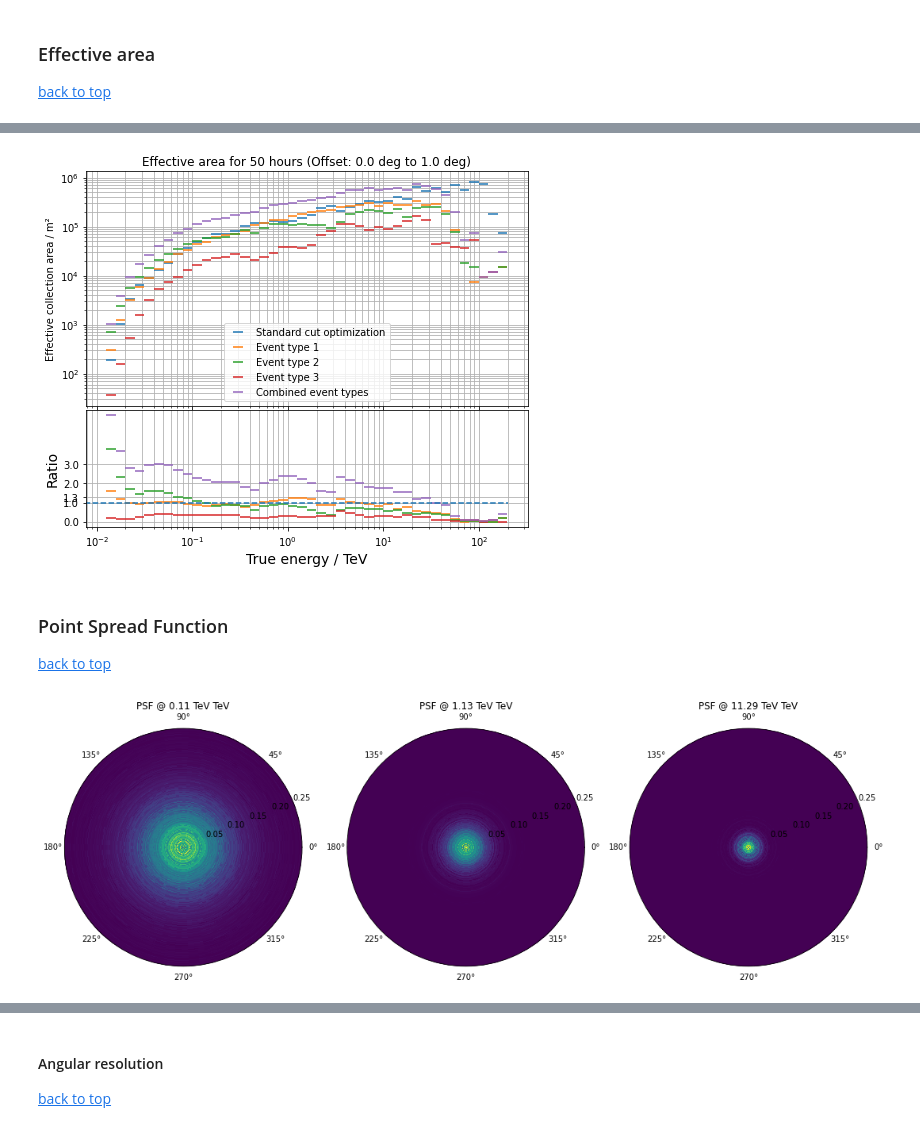
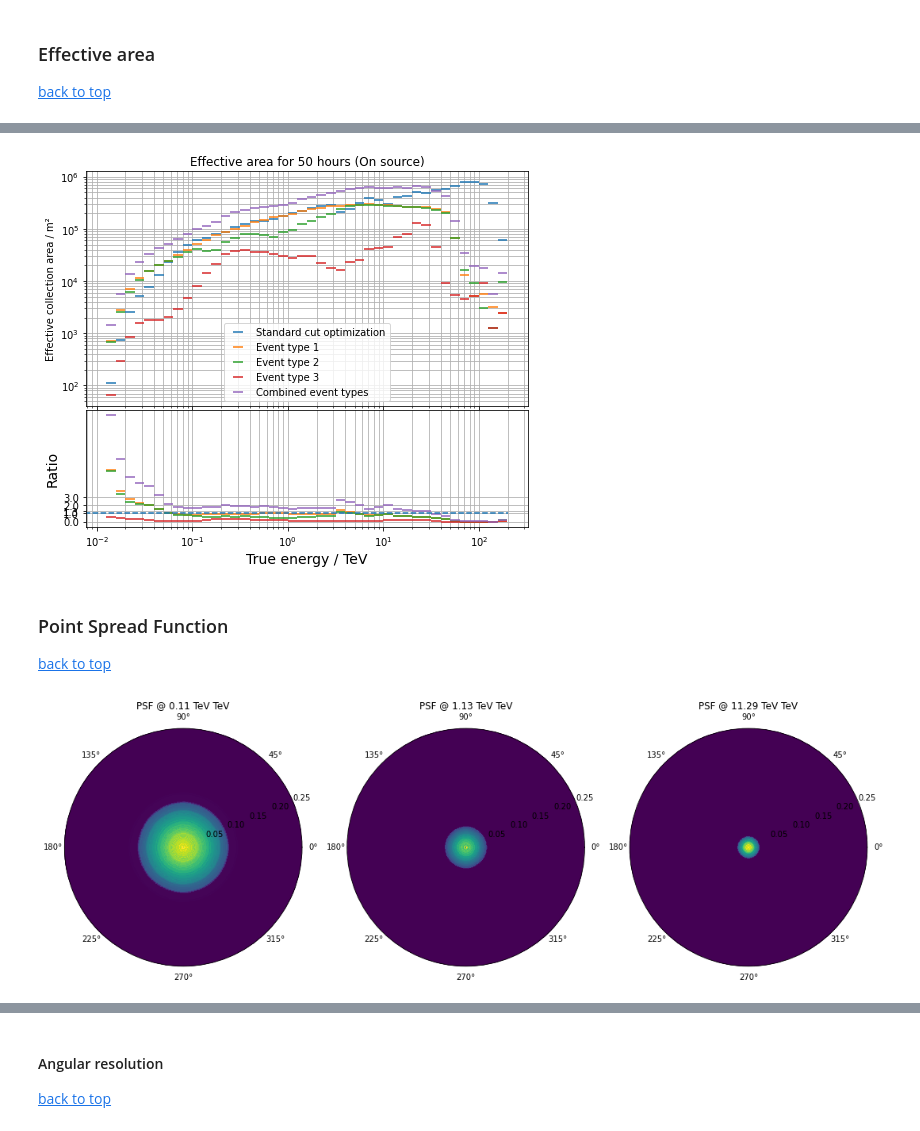
Before and after one commit to cta-observatory/iact_event_types, a Jupyter notebook: notebooks/onsource_event_type_comparison.ipynb, the cells around one changed output, grey strips where cells are left out. Saved outputs shown, nothing was run; the diff lists cells and outputs as text; code cells hidden in the pictures.

```diff
--- a/notebooks/onsource_event_type_comparison.ipynb
+++ b/notebooks/onsource_event_type_comparison.ipynb
@@ -63,10 +63,10 @@ irf_eventdisplay = uproot.open(os.path.join(indir, irf_file_event_display))
 The following is the current IRF + sensititivy output FITS format provided by pyirf.
 The cuts are optimized independently for each event type selection and for the whole dataset (standard).
 # %%
-pyirf_file = indir + 'onsource_irfs.fits.gz'
-pyirf_file_event_type_1 = indir + 'onsource_irfs_event_type_1.fits.gz'
-pyirf_file_event_type_2 = indir + 'onsource_irfs_event_type_2.fits.gz'
-pyirf_file_event_type_3 = indir + 'onsource_irfs_event_type_3.fits.gz'
+pyirf_file = indir + 'onSource_irfs.fits.gz'
+pyirf_file_event_type_1 = indir + 'onSource_irfs_event_type_1.fits.gz'
+pyirf_file_event_type_2 = indir + 'onSource_irfs_event_type_2.fits.gz'
+pyirf_file_event_type_3 = indir + 'onSource_irfs_event_type_3.fits.gz'
 # %% [markdown]
 ## Optimized cuts
 [back to top](#Table-of-contents)
@@ -400,6 +400,6 @@ None # to remove clutter by mpl objects
 # %%
 area = QTable.read(pyirf_file, hdu='EFFECTIVE AREA')[0]
-y = area['EFFAREA'].to_value(u.m**2).T[1:-1, 0]
+y = area['EFFAREA'].to_value(u.m**2).T[1:-1]
 x = 0.5 * (area['ENERG_LO'] + area['ENERG_HI']).to_value(u.TeV)[1:-1]
 xerr = -0.5 * (area['ENERG_LO'] - area['ENERG_HI']).to_value(u.TeV)[1:-1]
 
@@ -417,14 +417,14 @@ def plot_effective_area_all(pyirf_file1, pyirf_file2, pyirf_file3, ref_y):
 
     axs.errorbar(
         0.5 * (area['ENERG_LO'] + area['ENERG_HI']).to_value(u.TeV)[1:-1],
-        area['EFFAREA'].to_value(u.m**2).T[1:-1, 0],
+        area['EFFAREA'].to_value(u.m**2).T[1:-1],
         xerr=-0.5 * (area['ENERG_LO'] - area['ENERG_HI']).to_value(u.TeV)[1:-1],
         ls='',
         label="Event type 1",
     )
     axs_ratio.errorbar(
         0.5 * (area['ENERG_LO'] + area['ENERG_HI']).to_value(u.TeV)[1:-1],
-        area['EFFAREA'].to_value(u.m**2).T[1:-1, 0]/ref_y,
+        area['EFFAREA'].to_value(u.m**2).T[1:-1]/ref_y,
         xerr=-0.5 * (area['ENERG_LO'] - area['ENERG_HI']).to_value(u.TeV)[1:-1],
         ls='',
         label="Event type 1", color="C1"
@@ -434,14 +434,14 @@ def plot_effective_area_all(pyirf_file1, pyirf_file2, pyirf_file3, ref_y):
 
     axs.errorbar(
         0.5 * (area2['ENERG_LO'] + area2['ENERG_HI']).to_value(u.TeV)[1:-1],
-        area2['EFFAREA'].to_value(u.m**2).T[1:-1, 0],
+        area2['EFFAREA'].to_value(u.m**2).T[1:-1],
         xerr=-0.5 * (area2['ENERG_LO'] - area2['ENERG_HI']).to_value(u.TeV)[1:-1],
         ls='',
         label="Event type 2",
     )
     axs_ratio.errorbar(
         0.5 * (area2['ENERG_LO'] + area2['ENERG_HI']).to_value(u.TeV)[1:-1],
-        area2['EFFAREA'].to_value(u.m**2).T[1:-1, 0]/ref_y,
+        area2['EFFAREA'].to_value(u.m**2).T[1:-1]/ref_y,
         xerr=-0.5 * (area2['ENERG_LO'] - area2['ENERG_HI']).to_value(u.TeV)[1:-1],
         ls='',
         label="Event type 2", color="C2"
@@ -451,20 +451,20 @@ def plot_effective_area_all(pyirf_file1, pyirf_file2, pyirf_file3, ref_y):
 
     axs.errorbar(
         0.5 * (area3['ENERG_LO'] + area3['ENERG_HI']).to_value(u.TeV)[1:-1],
-        area3['EFFAREA'].to_value(u.m**2).T[1:-1, 0],
+        area3['EFFAREA'].to_value(u.m**2).T[1:-1],
         xerr=-0.5 * (area3['ENERG_LO'] - area3['ENERG_HI']).to_value(u.TeV)[1:-1],
         ls='',
         label="Event type 3",
     )
     axs_ratio.errorbar(
         0.5 * (area3['ENERG_LO'] + area3['ENERG_HI']).to_value(u.TeV)[1:-1],
-        area3['EFFAREA'].to_value(u.m**2).T[1:-1, 0]/ref_y,
+        area3['EFFAREA'].to_value(u.m**2).T[1:-1]/ref_y,
         xerr=-0.5 * (area3['ENERG_LO'] - area3['ENERG_HI']).to_value(u.TeV)[1:-1],
         ls='',
         label="Event type 3", color="C3"
     )
 
-    combined = area['EFFAREA'].to_value(u.m**2).T[1:-1, 0] +area2['EFFAREA'].to_value(u.m**2).T[1:-1, 0] +area3['EFFAREA'].to_value(u.m**2).T[1:-1, 0]
+    combined = area['EFFAREA'].to_value(u.m**2).T[1:-1] +area2['EFFAREA'].to_value(u.m**2).T[1:-1] +area3['EFFAREA'].to_value(u.m**2).T[1:-1]
     axs.errorbar(
         0.5 * (area3['ENERG_LO'] + area3['ENERG_HI']).to_value(u.TeV)[1:-1],
         combined,
@@ -476,34 +476,34 @@ def plot_effective_area_all(pyirf_file1, pyirf_file2, pyirf_file3, ref_y):
     axs_ratio.errorbar(
         0.5 * (area3['ENERG_LO'] + area3['ENERG_HI']).to_value(u.TeV)[1:-1],
         combined/ref_y,
         xerr=-0.5 * (area3['ENERG_LO'] - area3['ENERG_HI']).to_value(u.TeV)[1:-1],
         ls='',
         label="Combined event types", color="C4"
     )
 
 plot_effective_area_all(pyirf_file_event_type_1,pyirf_file_event_type_2, pyirf_file_event_type_3, y)
 
 # Style settings
 axs_ratio.set_xlabel("True energy / TeV", fontsize=14)
 axs_ratio.set_ylabel('Ratio', fontsize=14)
 axs_ratio.grid(which="both")
 axs_ratio.yaxis.set_major_formatter(ScalarFormatter())
 axs_ratio.plot([0, 200], [1, 1], '--')
 axs_ratio.set_yticks([0., 1, 1.3, 2, 3])
 axs.set_title('Effective area for 50 hours (On source)')
 axs.set_xscale("log")
 axs.set_yscale("log")
 axs.set_xlabel("")
 axs.set_ylabel("Effective collection area / m²")
 axs.grid(which="both")
 axs.legend()
 fig.tight_layout(h_pad=0)
 fig.show()
 fig.savefig("EffectiveArea_by_ET_onSource.pdf")
 
 None # to remove clutter by mpl objects
 # %% [output]
-[figure, old version]
+[figure, new version]
 # %% [markdown]
 ### Point Spread Function
 [back to top](#Table-of-contents)
@@ -539,7 +539,7 @@ fig.tight_layout()
 
 None # to remove clutter by mpl objects
 # %% [output]
-[figure, old version]
+[figure, new version]
 # %%
 # Profile
 center = 0.5 * (offset_bins[1:] + offset_bins[:-1])
```
Also changed, not shown: parts of 16 cells of this notebook.
